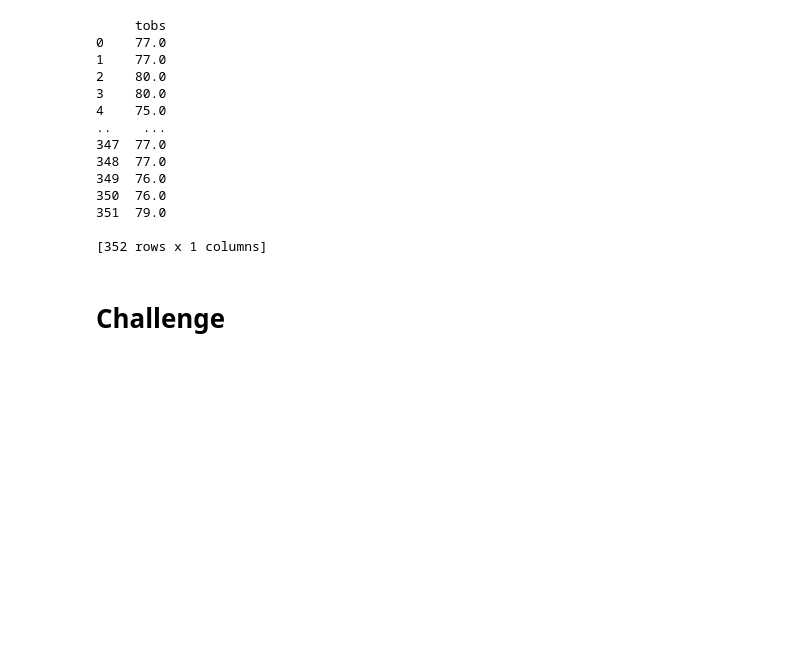
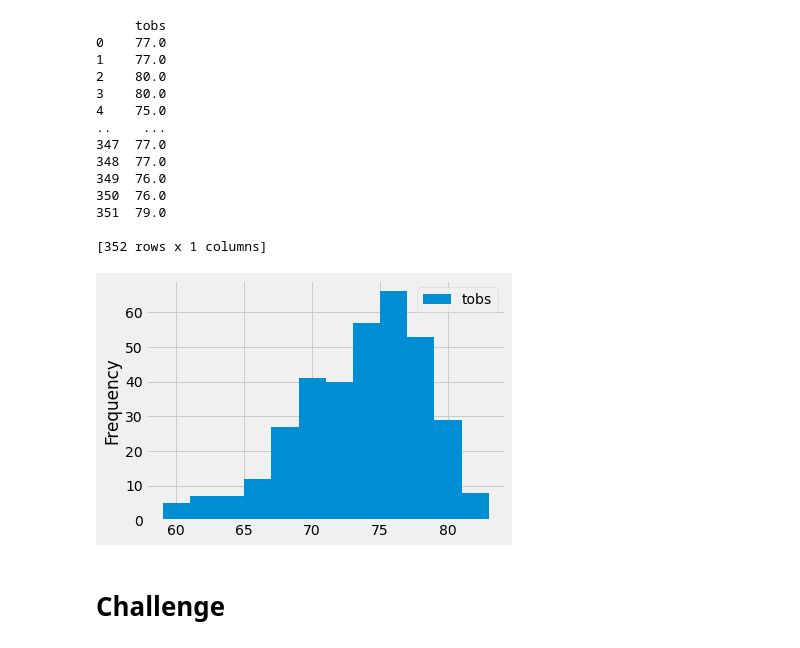
Before and after one commit to alfrescas/surfs_up, a Jupyter notebook: climate_analysis.ipynb, the cells around one changed output. Saved outputs shown, nothing was run; the diff lists cells and outputs as text; code cells hidden in the pictures; blank space fills up the shorter version.

```diff
--- a/climate_analysis.ipynb
+++ b/climate_analysis.ipynb
@@ -191,6 +191,11 @@ print(df)
 351  79.0
 
 [352 rows x 1 columns]
+# %%
+df.plot.hist(bins=12)
+plt.tight_layout()
+# %% [output]
+[figure, added]
 # %%
 # Write a function called `calc_temps` that will accept start date and end date in the format '%Y-%m-%d'
 # and return the minimum, average, and maximum temperatures for that range of dates
```
Also changed, not shown: 3 other files.
